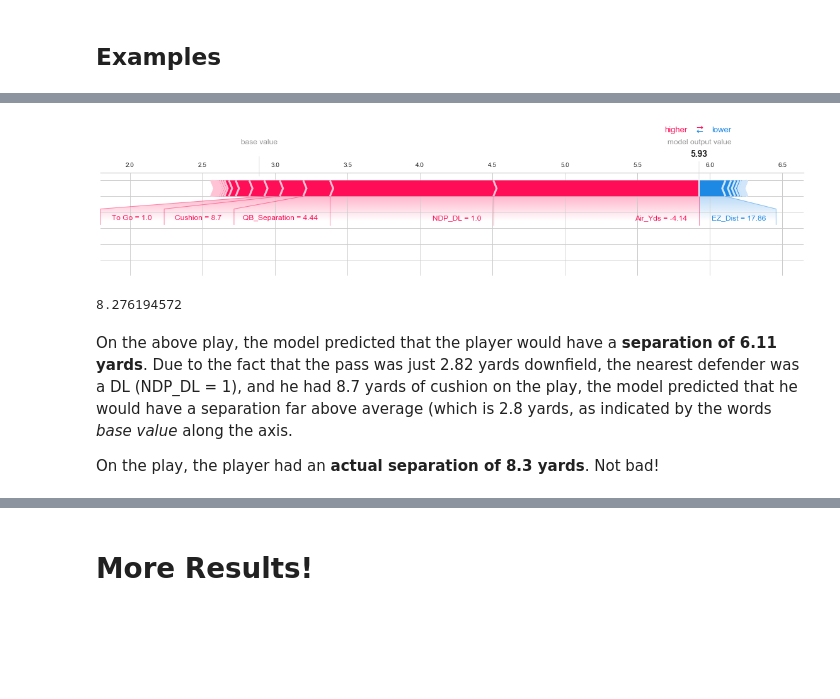
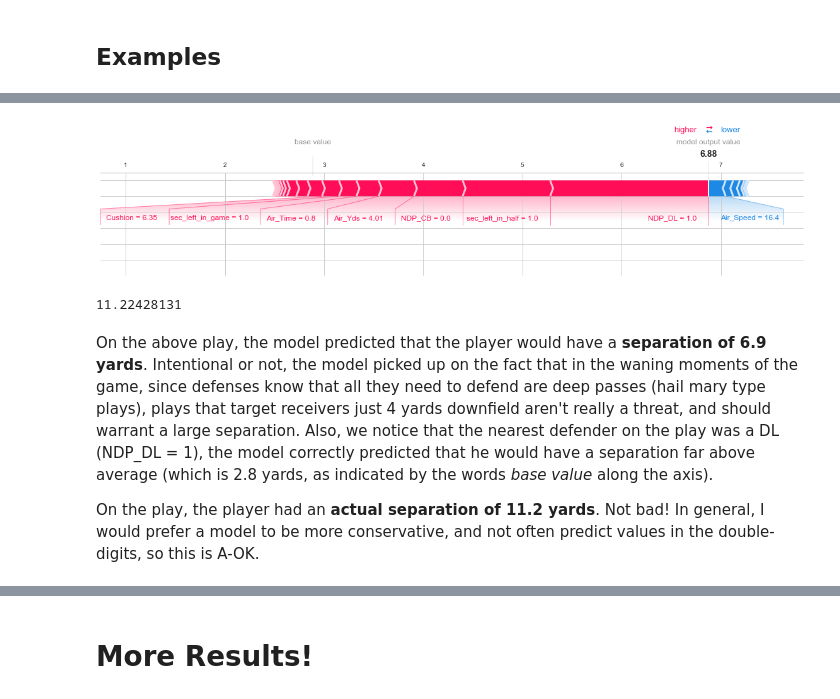
Before and after one commit to Jesse-Cohen/Separation-Above-Expectation, a Jupyter notebook: Expected Receiver Separation.ipynb, the cells around one changed output, grey strips where cells are left out. Saved outputs shown, nothing was run; the diff lists cells and outputs as text; code cells hidden in the pictures; blank space fills up the shorter version.

```diff
--- a/Expected Receiver Separation.ipynb
+++ b/Expected Receiver Separation.ipynb
@@ -676,0 +723,5 @@ with sns.axes_style("white"):
+# %%
+A = len(Merged)
+Merged = Merged[Merged['Air_Speed'] <= 34.2]
+B = len(Merged)
+print('We dropped', str(A-B), 'samples')
@@ -677,3 +766,5 @@ with sns.axes_style("white"):
+# %%
+Merged = Merged.drop('Air_Dist', axis = 1)
 # %% [markdown]
 ## Feauture Analysis: Quarter
 # %%
@@ -1593,15 +1690,20 @@ Before we start our analysis, we must split our data into a Training set and a T
 # %%
 from sklearn.model_selection import train_test_split
 
-# Split data into 80% Training, 20% Test data.
-# We won't touch the Test data until after we have chosen our features and modeled/fit our training set
+# Split data into 70% Training, 20% Test data, 10% Validation data
+# We won't touch the Test data until after we have chosen our features and modeled/fit our training set with our validation set
+
 X = Merged_Enc.copy().drop('Separation', axis=1)
 y = Merged_Enc.copy()['Separation']
 
-X_train, X_test, y_train, y_test = train_test_split(X, y, test_size=0.2, random_state = random_state) # 0.2 test_size means 20%
 
-X_train_2, X_val, y_train_2, y_val = train_test_split(X_train, y_train, test_size=0.1, random_state = random_state) # 0.2 test_size means 20%
+#Split data into Train and Test
+X_train, X_test, y_train, y_test = train_test_split(X, y, test_size=0.2, random_state = random_state)
 
-#Split X_Train in Validation Set
+#Split Train Data into Train_2 and Validation
+X_train_2, X_val, y_train_2, y_val = train_test_split(X_train, y_train, test_size=0.125, random_state = random_state)
+
+
+#How big are the data sets?
 X_train.shape, X_test.shape, y_train.shape, y_test.shape, X_train_2.shape, X_val.shape, y_train_2.shape, y_val.shape
 # %% [output]
@@ -1900,7 +1968,7 @@ HC_best_params = {'objective': objective,
 # %% [markdown]
 ## Fit the LGBM with best parameters
 # %%
-Final_LGBM = LGBMRegressor(**HC_best_params)
+Final_LGBM = LGBMRegressor()
 
 
 #Configure locally from hardcoded values
@@ -2016,18 +2081,19 @@ Display.head()
 5 rows × 46 columns
 # %%
-play = 92
+play = 10
+
 shap.force_plot(explainer.expected_value, shap_values[play,:], Display.iloc[play,:], matplotlib = True)
 # %% [output]
-[figure, old version]
+[figure, new version]
 # %%
 #Actual Separation - Not Bad!
-Final.iloc[92,:]['Separation']
+Final.iloc[10,:]['Separation']
 # %% [output]
-8.276194572
+11.22428131
 # %% [markdown]
-On the above play, the model predicted that the player would have a **separation of 6.11 yards**. Due to the fact that the pass was just 2.82 yards downfield, the nearest defender was a DL (NDP_DL = 1), and he had 8.7 yards of cushion on the play, the model predicted that he would have a separation far above average (which is 2.8 yards, as indicated by the words *base value* along the axis.
+On the above play, the model predicted that the player would have a **separation of 6.9 yards**. Intentional or not, the model picked up on the fact that in the waning moments of the game, since defenses know that all they need to defend are deep passes (hail mary type plays), plays that target receivers just 4 yards downfield aren't really a threat, and should warrant a large separation. Also, we notice that the nearest defender on the play was a DL (NDP_DL = 1), the model correctly predicted that he would have a separation far above average (which is 2.8 yards, as indicated by the words *base value* along the axis).
 
-On the play, the player had an **actual separation of 8.3 yards**. Not bad!
+On the play, the player had an **actual separation of 11.2 yards**. Not bad! In general, I would prefer a model to be more conservative, and not often predict values in the double-digits, so this is A-OK.
 # %%
 shap.force_plot(explainer.expected_value, shap_values[84,:], Display.iloc[84,:], matplotlib = True)
 # %% [output]
```
Also changed, not shown: parts of 103 cells of this notebook.
